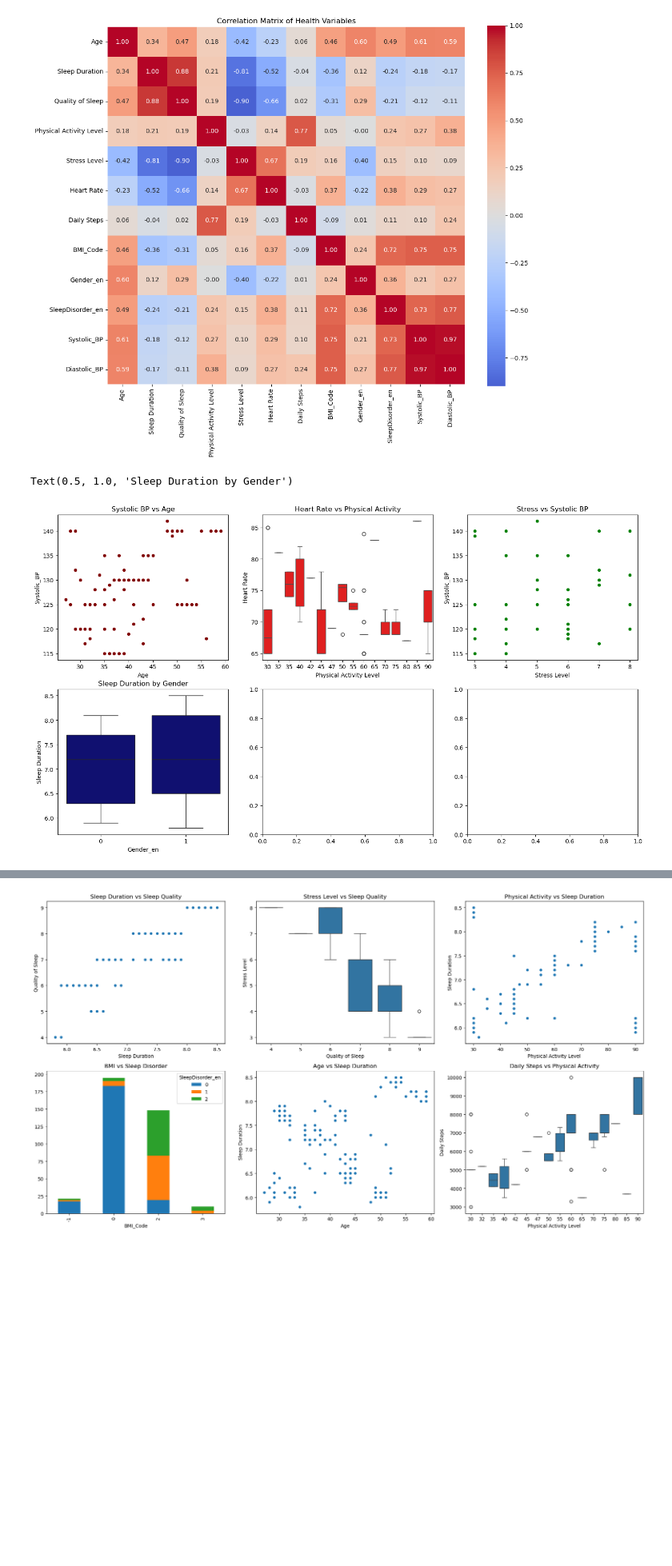
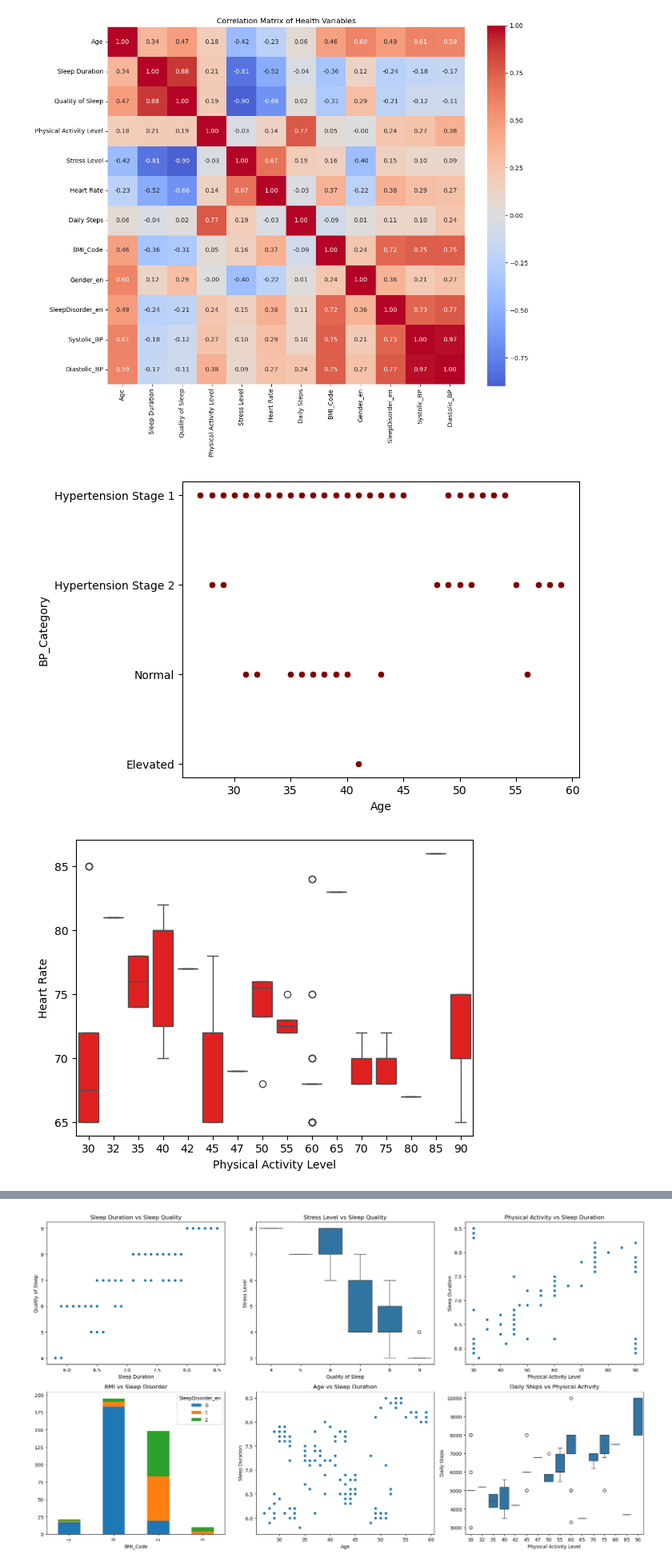
Before and after one commit to priscillanzula/Regression_-Models, a Jupyter notebook: Lifestyle_diseases.ipynb, the cells around one changed output, grey strips where cells are left out. Shown at 80% size. Drawn from its saved outputs; the diff is of its cells as text; code cells hidden in the pictures; blank space fills up the shorter version.

```diff
--- a/Lifestyle_diseases.ipynb
+++ b/Lifestyle_diseases.ipynb
@@ -406,24 +406,13 @@ plt.tight_layout()
 plt.show()
 # %% [output]
 [figure]
-# %%
-fig, axes = plt.subplots(2, 3, figsize=(18, 10))
-
-# Blood Pressure vs Age
-sns.scatterplot(data=df, x='Age', y='Systolic_BP', ax=axes[0,0], color ='maroon')
-axes[0,0].set_title("Systolic BP vs Age")
-
-# Heart Rate vs Physical Activity Level
-sns.boxplot(data=df, x='Physical Activity Level', y='Heart Rate', ax=axes[0,1], color ='red')
-axes[0,1].set_title("Heart Rate vs Physical Activity")
-
-# Stress Level vs Systolic BP
-sns.scatterplot(data=df, x='Stress Level', y='Systolic_BP', ax=axes[0,2], color ='green')
-axes[0,2].set_title("Stress vs Systolic BP")
-
-# Gender differences in Sleep Duration
-sns.boxplot(data=df, x='Gender_en', y='Sleep Duration', ax=axes[1,0], color ='navy')
-axes[1,0].set_title("Sleep Duration by Gender")
-# %% [output]
-Text(0.5, 1.0, 'Sleep Duration by Gender')
-[figure, removed]
+# %%
+sns.scatterplot(df, x ='Age', y='BP_Category', color ='maroon')
+plt.show()
+sns.boxplot(df, x='Physical Activity Level', y='Heart Rate', color='red')
+plt.show()
+sns.scatterplot(df, x ='Stress Level', y='BP_Category', color ='green')
+plt.show()
+# %% [output]
+[figure, added]
+[figure, added]
```
Also changed, not shown: parts of 4 cells of this notebook.
